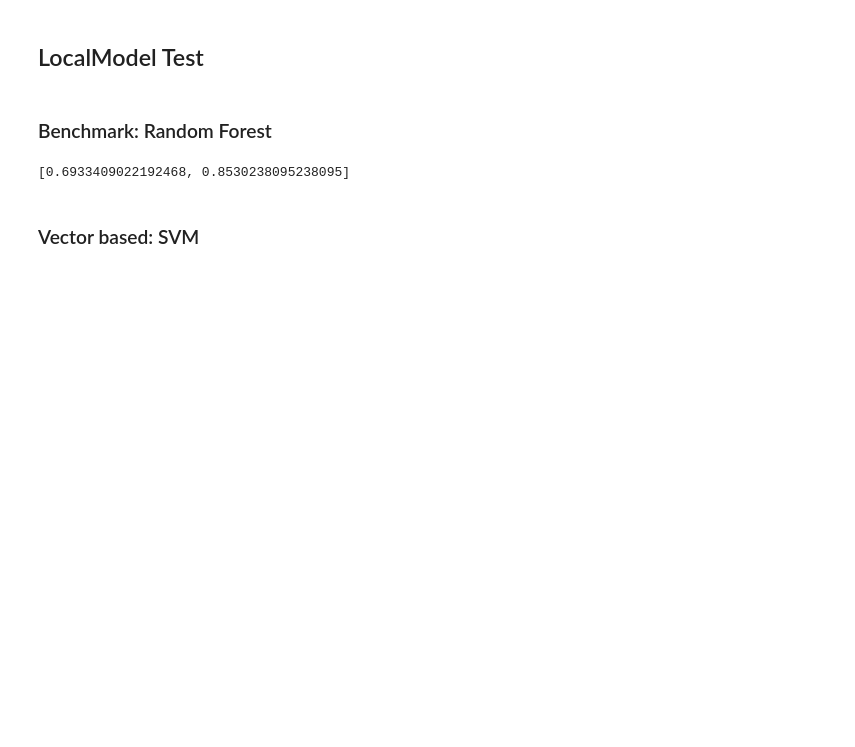
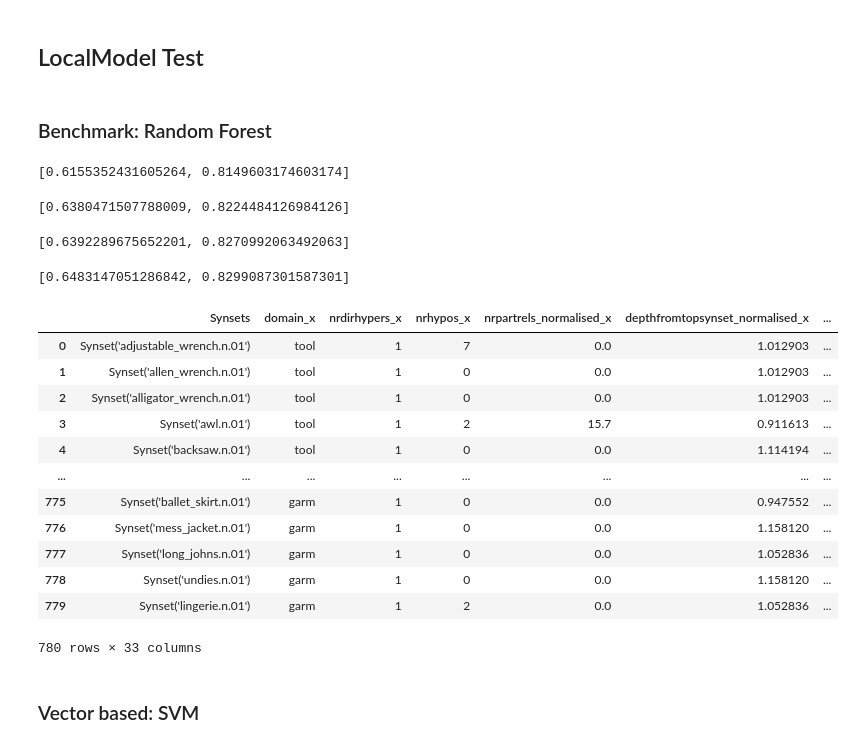
Before and after one commit to DanferWang/Basic_Level_work, a Jupyter notebook: Word2Vec/w2v_modelTest.ipynb, the cells around one changed output. Saved outputs shown, nothing was run; the diff lists cells and outputs as text; code cells hidden in the pictures; blank space fills up the shorter version.

```diff
--- a/Word2Vec/w2v_modelTest.ipynb
+++ b/Word2Vec/w2v_modelTest.ipynb
@@ -215,9 +231,37 @@ def local_model_test(dataset_list, feature, distance, target):
     local_result_list = [np.mean(local_kappa_list), np.mean(local_balancedAcc_list)]
     return local_result_list
 # %%
-local_model_test(local_list, features_base, distance, target)
+local_model_test(local_list, features_base, ['dist_std'], target)
 # %% [output]
-[0.6933409022192468, 0.8530238095238095]
+[0.6155352431605264, 0.8149603174603174]
+# %%
+local_model_test(local_list, features_base, ['dist_mean'], target)
+# %% [output]
+[0.6380471507788009, 0.8224484126984126]
+# %%
+local_model_test(local_list, features_base, ['dist_min'], target)
+# %% [output]
+[0.6392289675652201, 0.8270992063492063]
+# %%
+local_model_test(local_list, features_base, ['dist_min', 'dist_mean'], target)
+# %% [output]
+[0.6483147051286842, 0.8299087301587301]
+# %%
+w2v_dataset
+# %% [output]
+|  | Synsets | domain_x | nrdirhypers_x | nrhypos_x | nrpartrels_normalised_x | depthfromtopsynset_normalised_x | ... |
+| 0 | Synset('adjustable_wrench.n.01') | tool | 1 | 7 | 0.0 | 1.012903 | ... |
+| 1 | Synset('allen_wrench.n.01') | tool | 1 | 0 | 0.0 | 1.012903 | ... |
+| 2 | Synset('alligator_wrench.n.01') | tool | 1 | 0 | 0.0 | 1.012903 | ... |
+| 3 | Synset('awl.n.01') | tool | 1 | 2 | 15.7 | 0.911613 | ... |
+| 4 | Synset('backsaw.n.01') | tool | 1 | 0 | 0.0 | 1.114194 | ... |
+| ... | ... | ... | ... | ... | ... | ... | ... |
+| 775 | Synset('ballet_skirt.n.01') | garm | 1 | 0 | 0.0 | 0.947552 | ... |
+| 776 | Synset('mess_jacket.n.01') | garm | 1 | 0 | 0.0 | 1.158120 | ... |
+| 777 | Synset('long_johns.n.01') | garm | 1 | 0 | 0.0 | 1.052836 | ... |
+| 778 | Synset('undies.n.01') | garm | 1 | 0 | 0.0 | 1.158120 | ... |
+| 779 | Synset('lingerie.n.01') | garm | 1 | 2 | 0.0 | 1.052836 | ... |
+780 rows × 33 columns
 # %% [markdown]
 ### Vector based: SVM
 # %%
```
Also changed, not shown: parts of 13 cells of this notebook, 15 other files.
